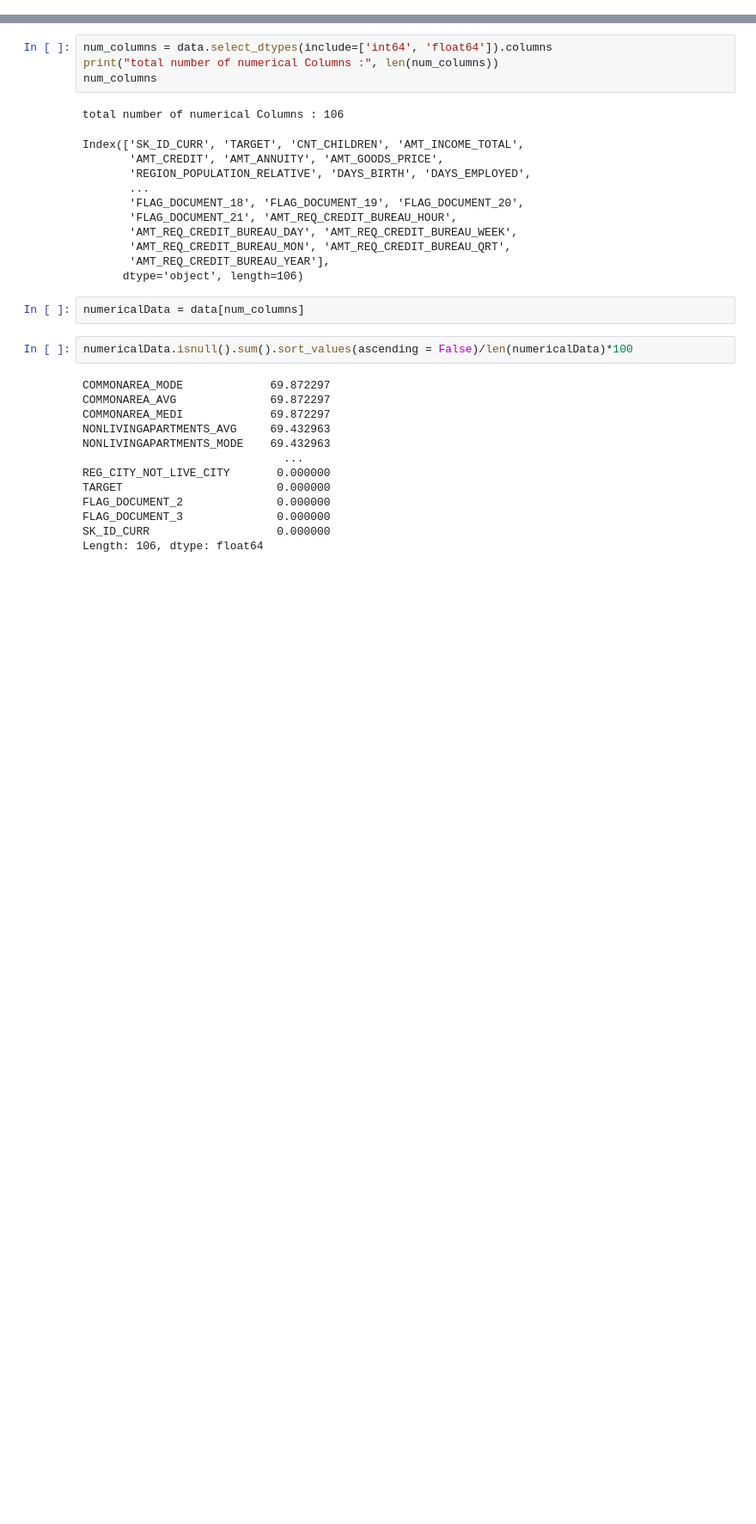
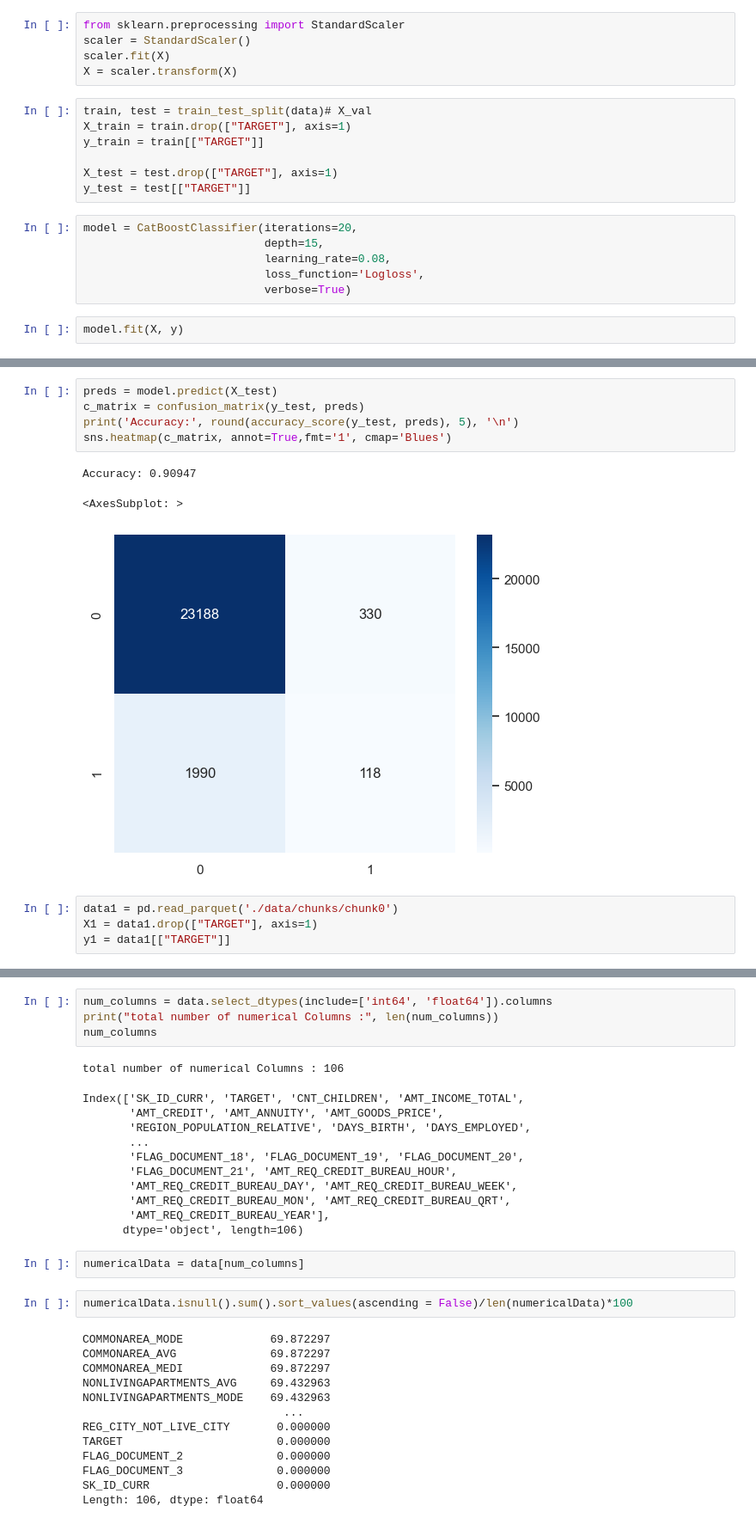
Before and after one commit to vchraf/FraudRadar, a Jupyter notebook: FraudLab.ipynb, the cells around one changed output, grey strips where cells are left out. Shown at 86% size. Drawn from its saved outputs; the diff is of its cells as text; blank space fills up the shorter version.

Commit message:
test classification model

```diff
--- a/FraudLab.ipynb
+++ b/FraudLab.ipynb
@@ -12,0 +28,20 @@ data = pd.read_csv('/content/drive/Shareddrives/D772/dataFraud/application_data.
+# %%
+from sklearn.preprocessing import StandardScaler
+scaler = StandardScaler()
+scaler.fit(X)
+X = scaler.transform(X)
+# %%
+train, test = train_test_split(data)# X_val
+X_train = train.drop(["TARGET"], axis=1)
+y_train = train[["TARGET"]]
+
+X_test = test.drop(["TARGET"], axis=1)
+y_test = test[["TARGET"]]
+# %%
+model = CatBoostClassifier(iterations=20,
+                           depth=15,
+                           learning_rate=0.08,
+                           loss_function='Logloss',
+                           verbose=True)
+# %%
+model.fit(X, y)
@@ -12,0 +117,13 @@ data = pd.read_csv('/content/drive/Shareddrives/D772/dataFraud/application_data.
+# %%
+preds = model.predict(X_test)
+c_matrix = confusion_matrix(y_test, preds)
+print('Accuracy:', round(accuracy_score(y_test, preds), 5), '\n')
+sns.heatmap(c_matrix, annot=True,fmt='1', cmap='Blues')
+# %% [output]
+Accuracy: 0.90947
+<AxesSubplot: >
+[figure, added]
+# %%
+data1 = pd.read_parquet('./data/chunks/chunk0')
+X1 = data1.drop(["TARGET"], axis=1)
+y1 = data1[["TARGET"]]
```
Also changed, not shown: parts of 20 cells of this notebook, 9 other files.
